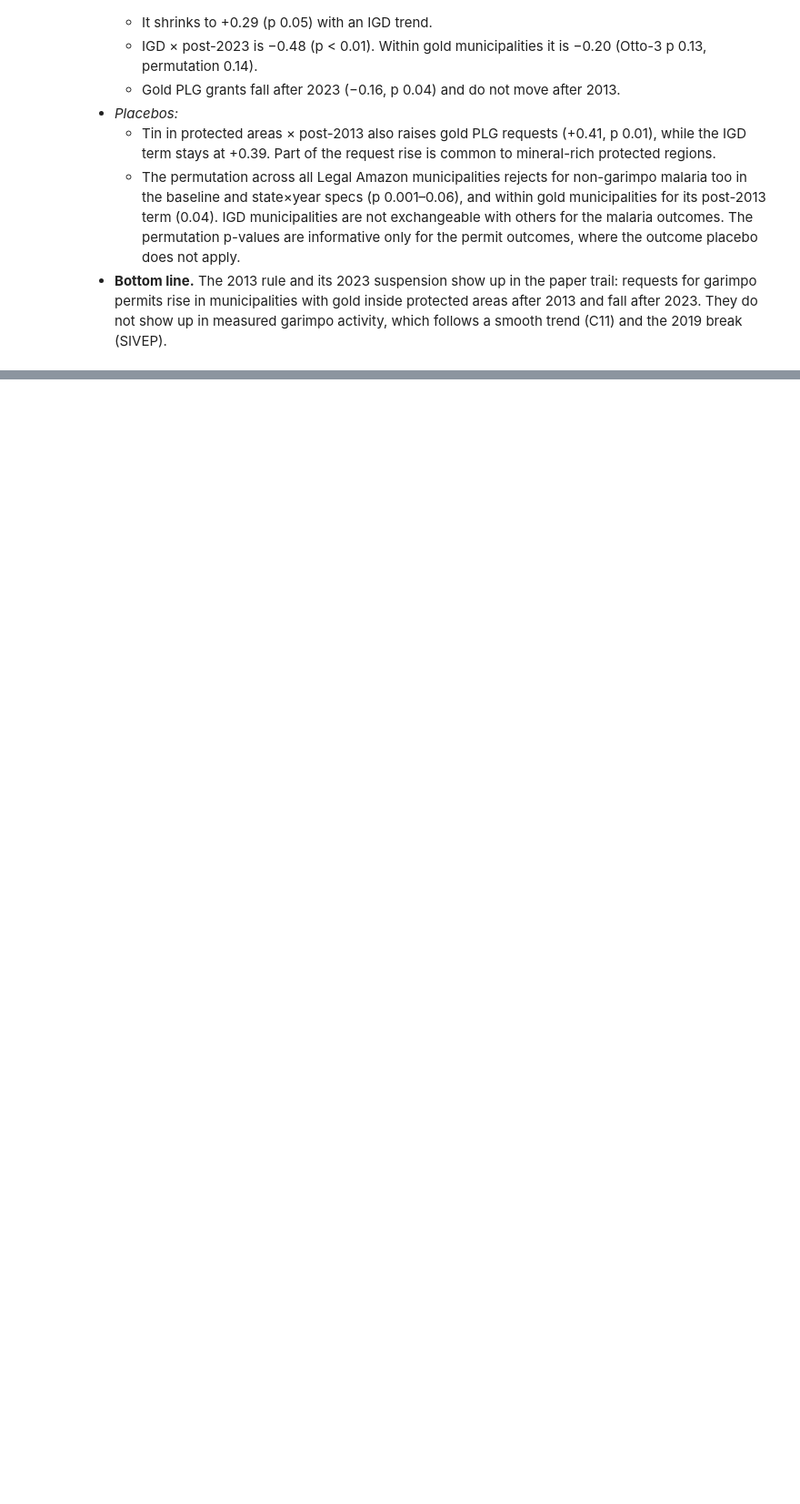
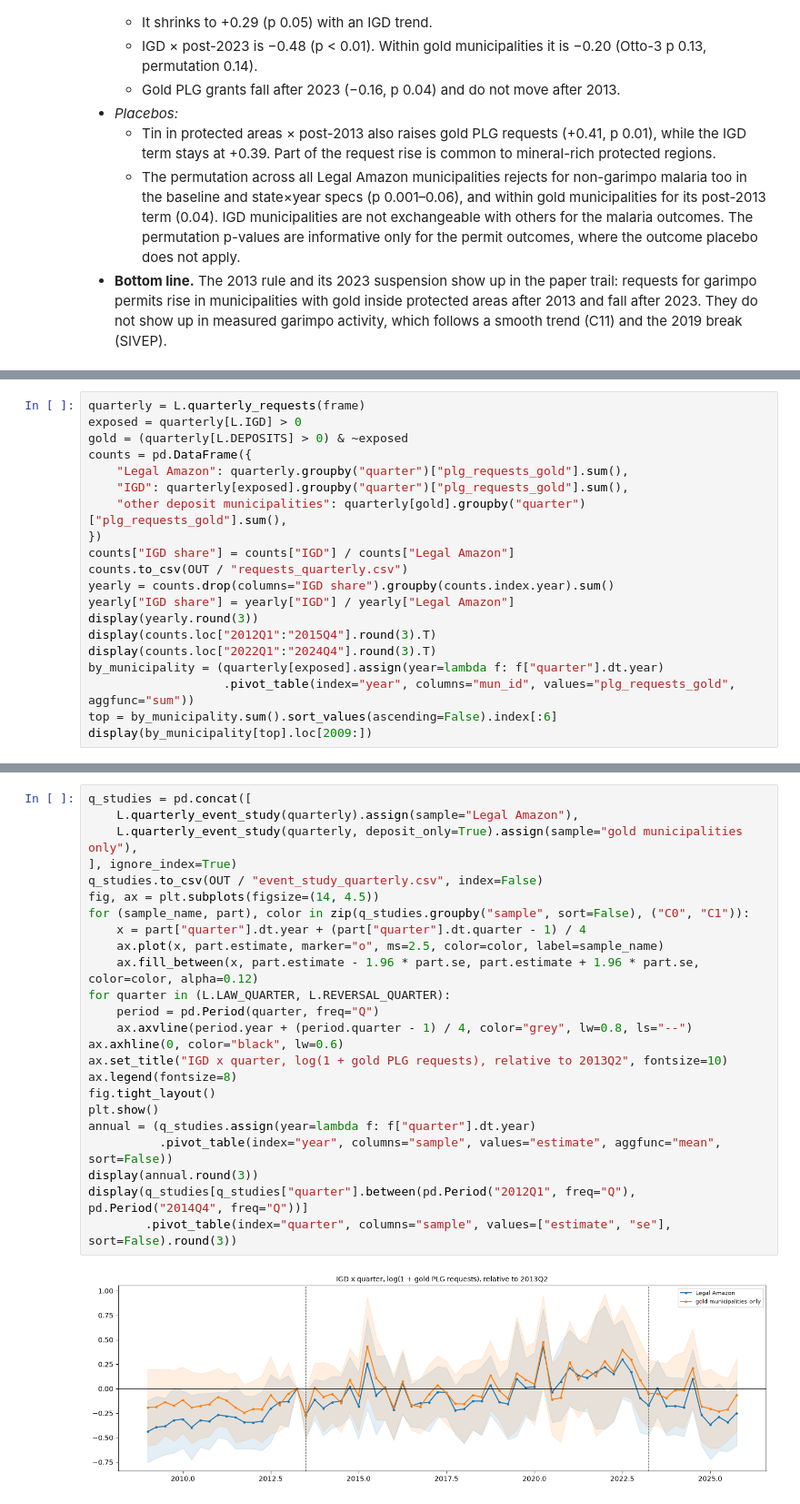
Before and after one commit to felixschulz385/river-pollution-brazil, a Jupyter notebook: output/notebooks/garimpo/03_laundering.ipynb, the cells around one changed output, grey strips where cells are left out. Shown at 91% size. Drawn from its saved outputs; the diff is of its cells as text; blank space fills up the shorter version.

```diff
--- a/output/notebooks/garimpo/03_laundering.ipynb
+++ b/output/notebooks/garimpo/03_laundering.ipynb
@@ -473,0 +487,20 @@ as lead 1 predicts.
+# %%
+quarterly = L.quarterly_requests(frame)
+exposed = quarterly[L.IGD] > 0
+gold = (quarterly[L.DEPOSITS] > 0) & ~exposed
+counts = pd.DataFrame({
+    "Legal Amazon": quarterly.groupby("quarter")["plg_requests_gold"].sum(),
+    "IGD": quarterly[exposed].groupby("quarter")["plg_requests_gold"].sum(),
+    "other deposit municipalities": quarterly[gold].groupby("quarter")["plg_requests_gold"].sum(),
+})
+counts["IGD share"] = counts["IGD"] / counts["Legal Amazon"]
+counts.to_csv(OUT / "requests_quarterly.csv")
+yearly = counts.drop(columns="IGD share").groupby(counts.index.year).sum()
+yearly["IGD share"] = yearly["IGD"] / yearly["Legal Amazon"]
+display(yearly.round(3))
+display(counts.loc["2012Q1":"2015Q4"].round(3).T)
+display(counts.loc["2022Q1":"2024Q4"].round(3).T)
+by_municipality = (quarterly[exposed].assign(year=lambda f: f["quarter"].dt.year)
+                   .pivot_table(index="year", columns="mun_id", values="plg_requests_gold", aggfunc="sum"))
+top = by_municipality.sum().sort_values(ascending=False).index[:6]
+display(by_municipality[top].loc[2009:])
@@ -473,0 +556,26 @@ as lead 1 predicts.
+# %%
+q_studies = pd.concat([
+    L.quarterly_event_study(quarterly).assign(sample="Legal Amazon"),
+    L.quarterly_event_study(quarterly, deposit_only=True).assign(sample="gold municipalities only"),
+], ignore_index=True)
+q_studies.to_csv(OUT / "event_study_quarterly.csv", index=False)
+fig, ax = plt.subplots(figsize=(14, 4.5))
+for (sample_name, part), color in zip(q_studies.groupby("sample", sort=False), ("C0", "C1")):
+    x = part["quarter"].dt.year + (part["quarter"].dt.quarter - 1) / 4
+    ax.plot(x, part.estimate, marker="o", ms=2.5, color=color, label=sample_name)
+    ax.fill_between(x, part.estimate - 1.96 * part.se, part.estimate + 1.96 * part.se, color=color, alpha=0.12)
+for quarter in (L.LAW_QUARTER, L.REVERSAL_QUARTER):
+    period = pd.Period(quarter, freq="Q")
+    ax.axvline(period.year + (period.quarter - 1) / 4, color="grey", lw=0.8, ls="--")
+ax.axhline(0, color="black", lw=0.6)
+ax.set_title("IGD x quarter, log(1 + gold PLG requests), relative to 2013Q2", fontsize=10)
+ax.legend(fontsize=8)
+fig.tight_layout()
+plt.show()
+annual = (q_studies.assign(year=lambda f: f["quarter"].dt.year)
+          .pivot_table(index="year", columns="sample", values="estimate", aggfunc="mean", sort=False))
+display(annual.round(3))
+display(q_studies[q_studies["quarter"].between(pd.Period("2012Q1", freq="Q"), pd.Period("2014Q4", freq="Q"))]
+        .pivot_table(index="quarter", columns="sample", values=["estimate", "se"], sort=False).round(3))
+# %% [output]
+[figure, added]
```
Also changed, not shown: parts of 5 cells of this notebook, 4 other files.
